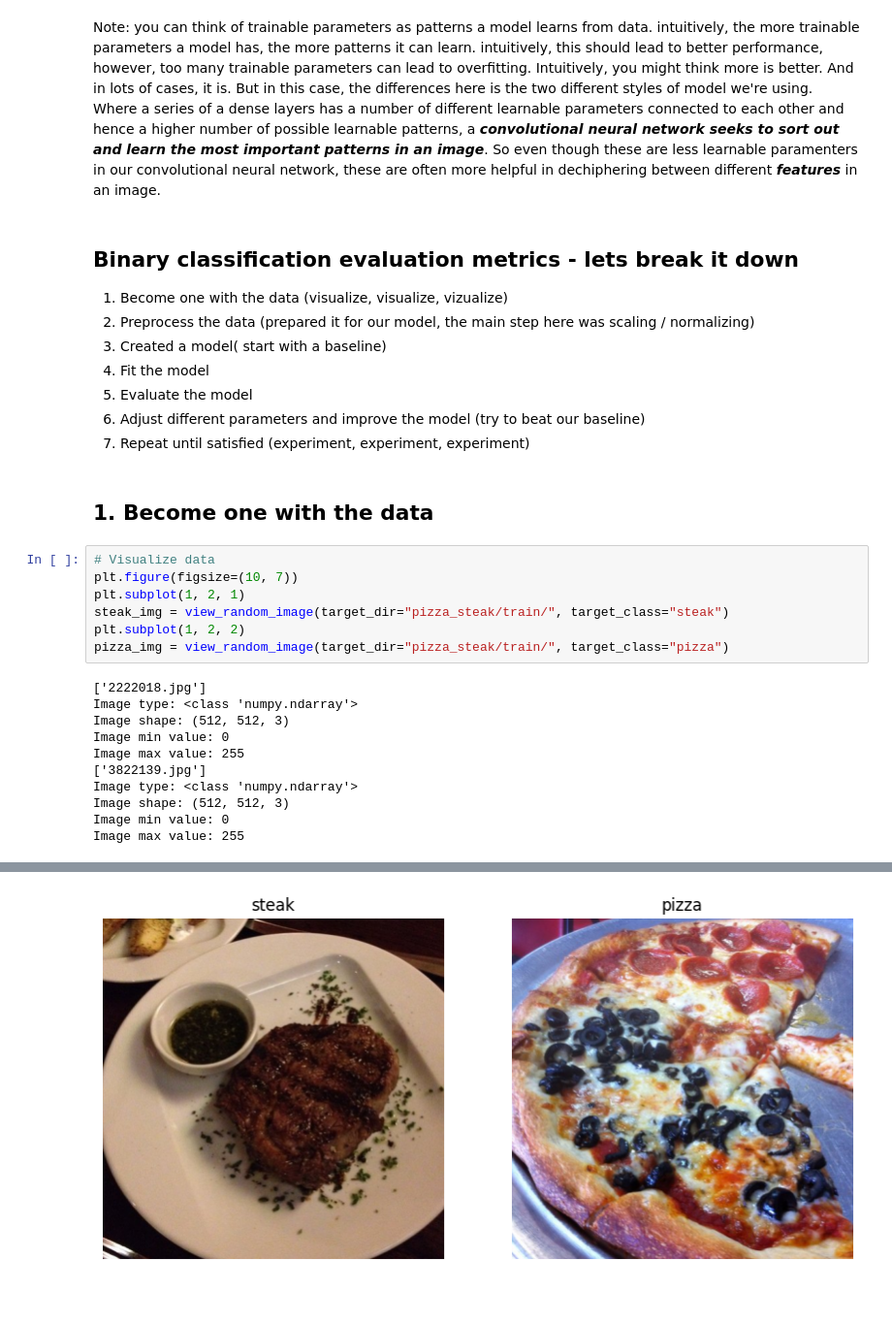
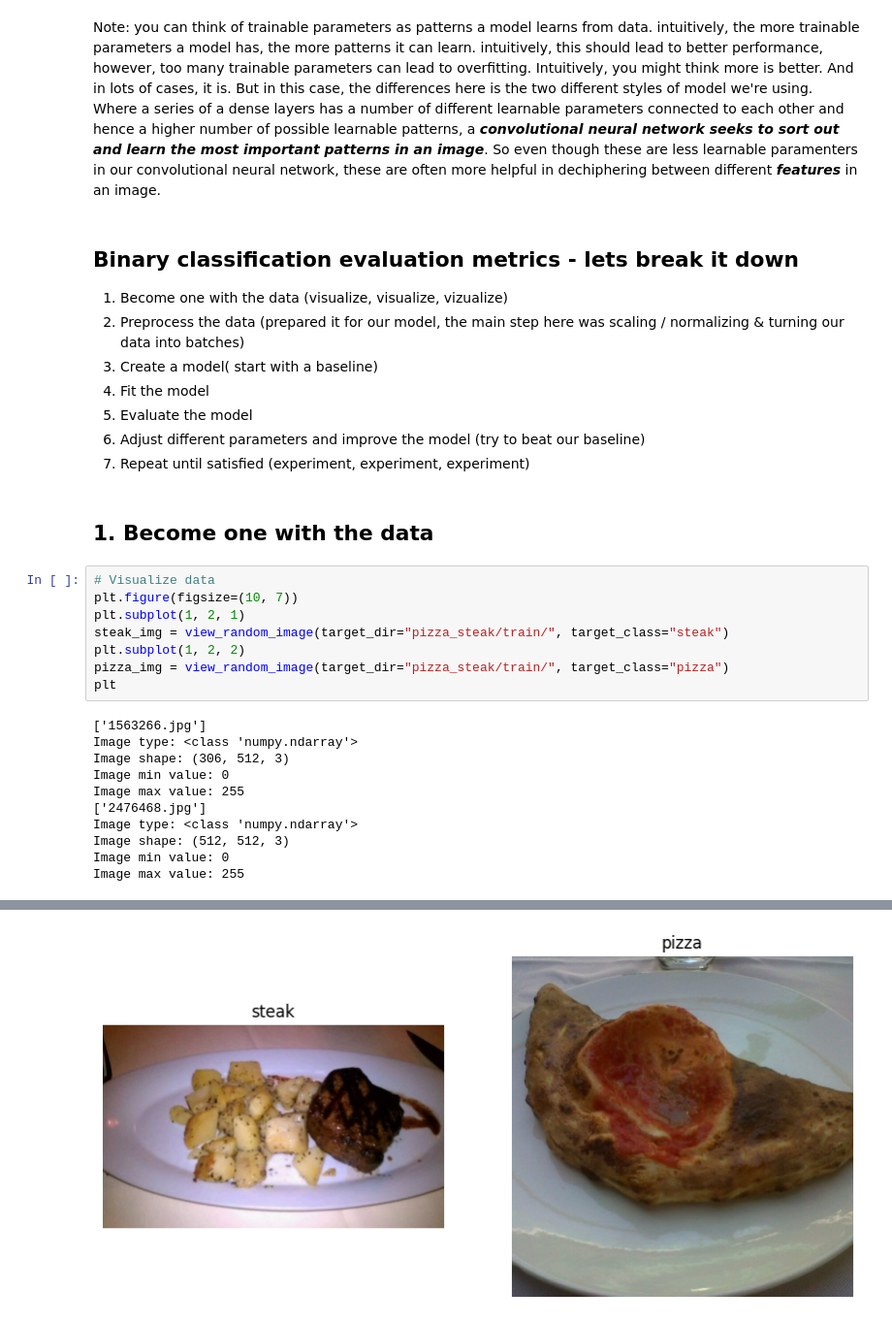
Before and after one commit to leohfigueiredo/Tensorflow, a Jupyter notebook: 03-Introduction-to-computer-vision-with-tensorflow.ipynb, the cells around one changed output, grey strips where cells are left out. Shown: that part at 97% size. Drawn from its saved outputs; the diff is of its cells as text; blank space fills up the shorter version.

```diff
--- a/03-Introduction-to-computer-vision-with-tensorflow.ipynb
+++ b/03-Introduction-to-computer-vision-with-tensorflow.ipynb
@@ -527,8 +527,8 @@ Note: you can think of trainable parameters as patterns a model learns from data
 ## Binary classification evaluation metrics - lets break it down
 
 1. Become one with the data (visualize, visualize, vizualize)
-2. Preprocess the data (prepared it for our model, the main step here was scaling / normalizing)
-3. Created a model( start with a baseline)
+2. Preprocess the data (prepared it for our model, the main step here was scaling / normalizing & turning our data into batches)
+3. Create a model( start with a baseline)
 4. Fit the model
 5. Evaluate the model
 6. Adjust different parameters and improve the model (try to beat our baseline)
@@ -542,14 +542,15 @@ plt.subplot(1, 2, 1)
 steak_img = view_random_image(target_dir="pizza_steak/train/", target_class="steak")
 plt.subplot(1, 2, 2)
 pizza_img = view_random_image(target_dir="pizza_steak/train/", target_class="pizza")
+plt
 # %% [output]
-['2222018.jpg']
+['1563266.jpg']
+Image type: <class 'numpy.ndarray'>
+Image shape: (306, 512, 3)
+Image min value: 0
+Image max value: 255
+['2476468.jpg']
 Image type: <class 'numpy.ndarray'>
 Image shape: (512, 512, 3)
 Image min value: 0
 Image max value: 255
-['3822139.jpg']
-Image type: <class 'numpy.ndarray'>
-Image shape: (512, 512, 3)
-Image min value: 0
-Image max value: 255
@@ -556 +558 @@ Image max value: 255
-[figure, old version]
+[figure, new version]
```
Also changed, not shown: parts of 35 cells of this notebook.
